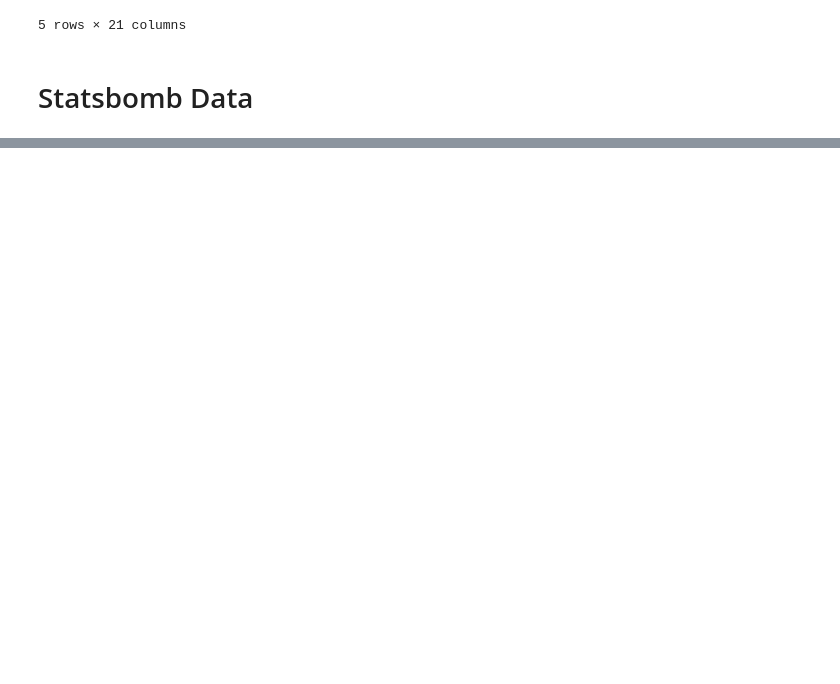
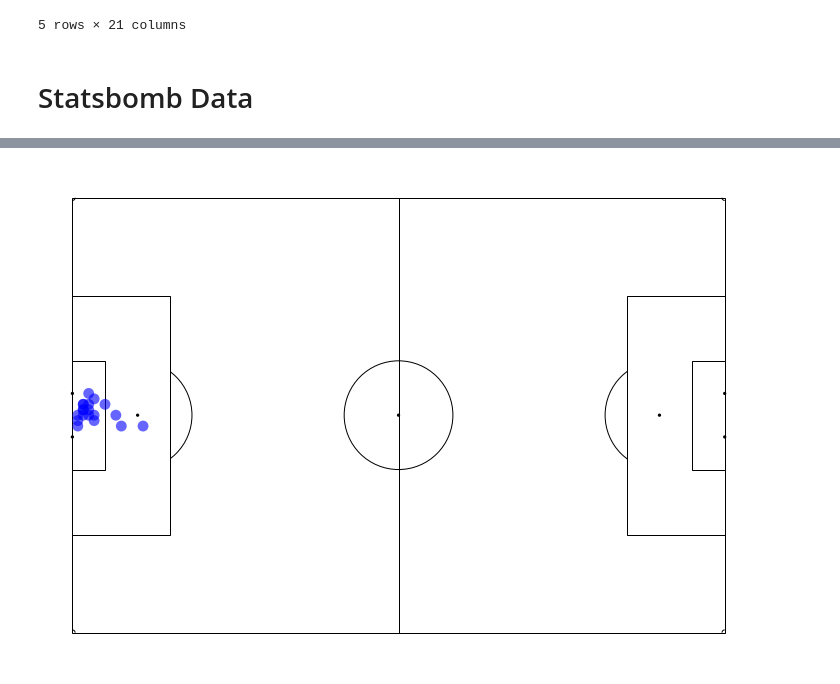
Before and after one commit to keepertrainer78698/youth-base, a Jupyter notebook: goalkeeping/int-goalkeeping/events.ipynb, the cells around one changed output, grey strips where cells are left out. Saved outputs shown, nothing was run; the diff lists cells and outputs as text; code cells hidden in the pictures; blank space fills up the shorter version.

```diff
--- a/goalkeeping/int-goalkeeping/events.ipynb
+++ b/goalkeeping/int-goalkeeping/events.ipynb
@@ -305,4 +308,12 @@ df.head()
 df['event_name'] = [v['name'] for k, v in df['type'].items()]
 df['event_detail'] = [v['name'] for k, v in df['play_pattern'].items()]
 statsbomb_gk = df[df['event_name'] == 'Goal Keeper']
-statsbomb_gk = statsbomb_gk[['timestamp', 'related_events','player','location', 'goalkeeper', 'event_name', 'event_detail']]
+statsbomb_gk = statsbomb_gk[['id', 'timestamp', 'related_events','player','location', 'goalkeeper', 'event_name', 'event_detail']]
+statsbomb_gk['type'] = [v['type']['name'] for k, v in statsbomb_gk['goalkeeper'].items()]
+statsbomb_gk = statsbomb_gk[statsbomb_gk['type'] != 'Shot Faced'].reset_index()
+goalkeeper_exp = pd.json_normalize(statsbomb_gk['goalkeeper'])
+goalkeeper_exp = goalkeeper_exp[goalkeeper_exp['outcome.name'].notna()].reset_index()
+statsbomb_gk = statsbomb_gk.merge(goalkeeper_exp, left_index=True, right_index=True)
+statsbomb_gk['x'] = [i[0] for i in statsbomb_gk['location']]
+statsbomb_gk['y'] = [i[1] for i in statsbomb_gk['location']]
+statsbomb_gk.drop(columns=['index_x', 'goalkeeper', 'index_y', 'type.id', 'outcome.id', 'technique.id', 'position.id', 'body_part.id', 'type.name'], inplace=True)
@@ -338,0 +326,13 @@ for k in statsbomb_gk['goalkeeper'].head().keys():
+# %%
+from northpitch.pitch import Pitch
+fig, ax = plt.subplots(figsize=(15,9))
+ax.set_axis_off()
+
+pitch = Pitch(scale=(120, 80))
+pitch.create_pitch(ax)
+pitch.draw_points(ax, statsbomb_gk['location'])
+plt.ylim(pitch.ylim)
+plt.xlim(pitch.xlim)
+plt.show()
+# %% [output]
+[figure, added]
```
Also changed, not shown: parts of 7 cells of this notebook.
